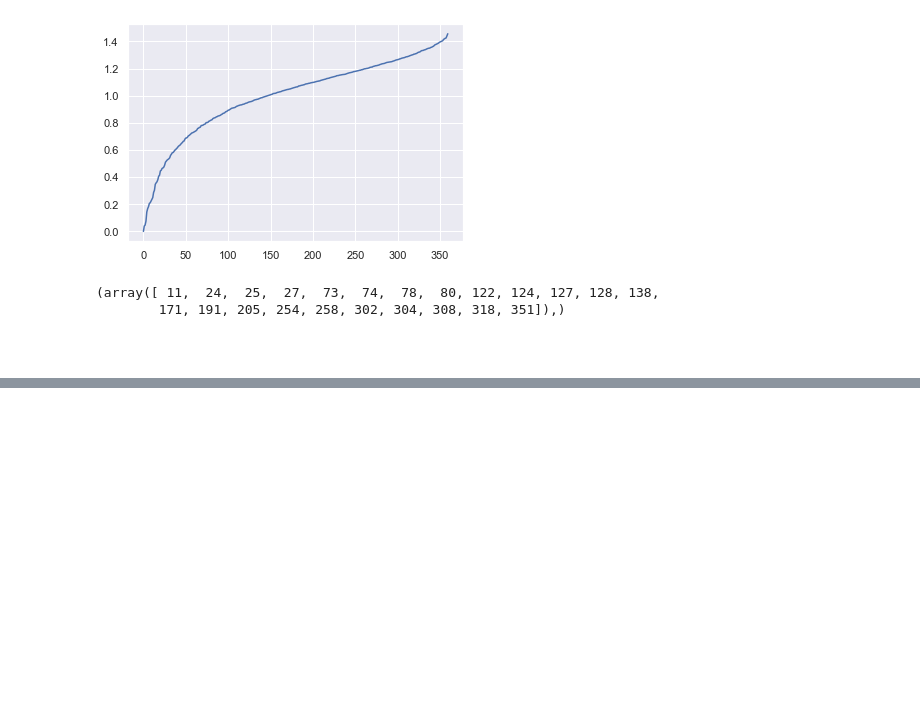
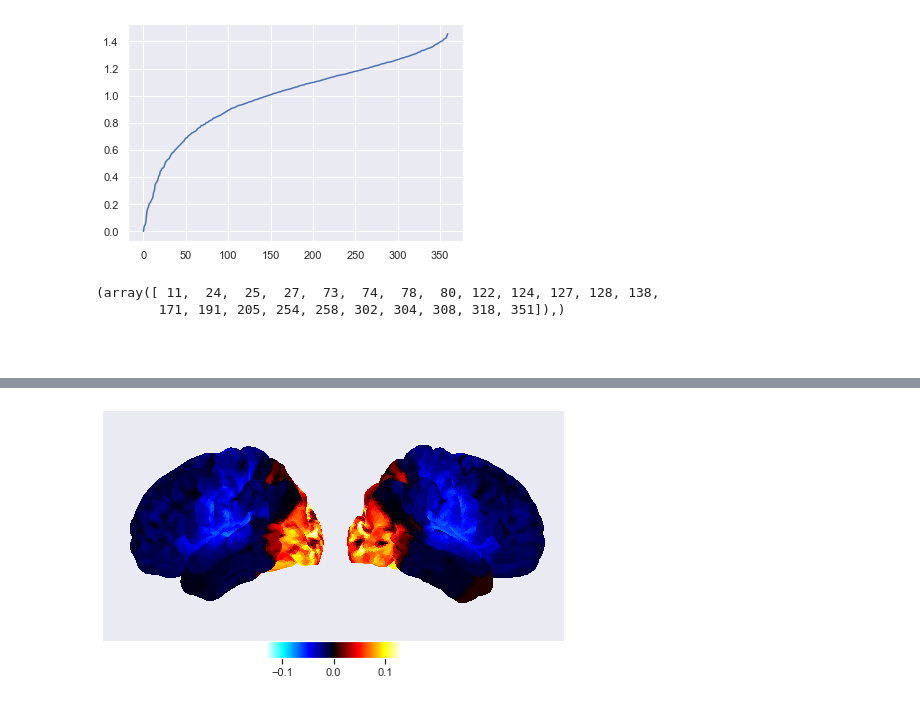
Before and after one commit to venkateshness/Internship_HBN, a Jupyter notebook: Graph-related_analysis/Functional_graph_setup/Preprocessing.ipynb, the cells around one changed output, grey strips where cells are left out. Cells and saved outputs as stored; diff of their text form; code cells hidden in the pictures; blank space fills up the shorter version.

```diff
--- a/Graph-related_analysis/Functional_graph_setup/Preprocessing.ipynb
+++ b/Graph-related_analysis/Functional_graph_setup/Preprocessing.ipynb
@@ -244,0 +266,8 @@ array([[-0.17642376,  0.00549244, -0.186848  , ..., -0.91673971,
+# %%
+nilearn.plotting.plot_img_on_surf(U0_brain,
+                          views=['lateral'],
+                          hemispheres=['left', 'right'],
+                          colorbar=True)
+plotting.show()
+# %% [output]
+[figure, added]
```
Also changed, not shown: parts of 19 cells of this notebook, 2 other files.
